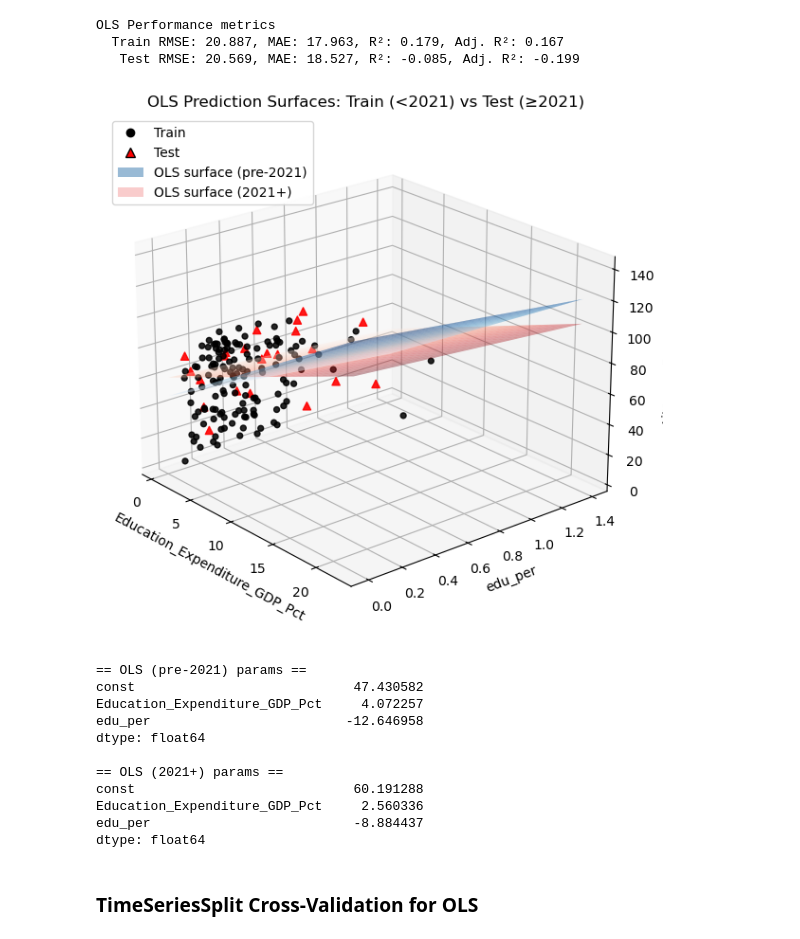
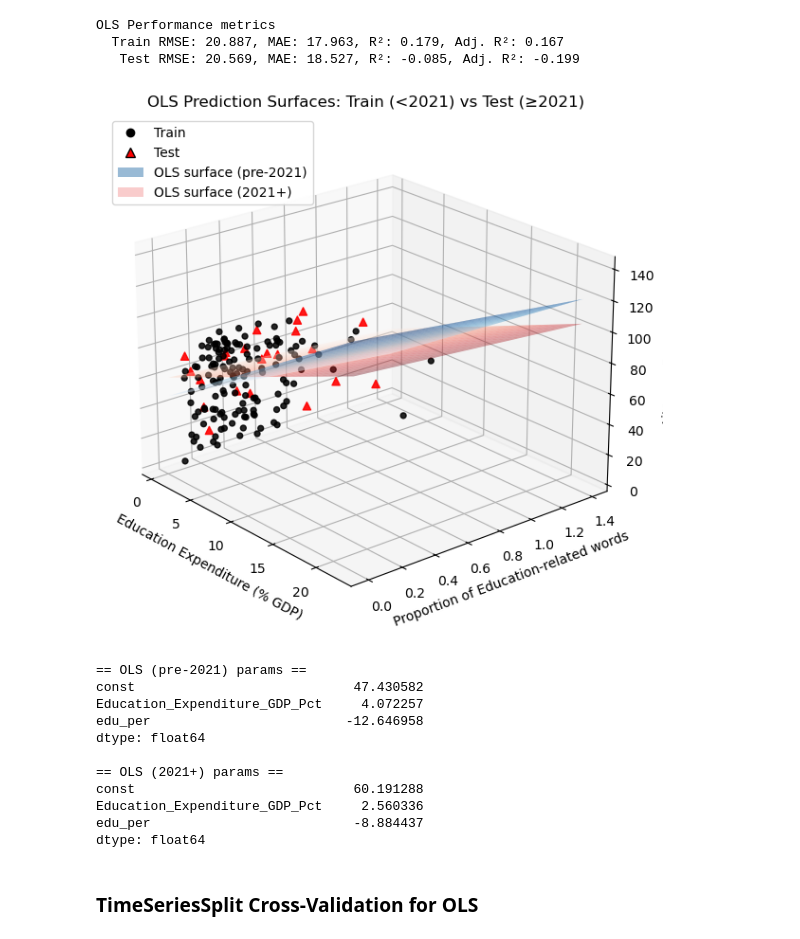
Before and after one commit to bgrsph/Fundamentals-of-Data-Science-Group-Assignments-, a Jupyter notebook: Assignment 1/Analysis_Latest.ipynb, the cells around one changed output. Saved outputs shown, nothing was run; the diff lists cells and outputs as text; code cells hidden in the pictures.

Commit message:
Fixed plot labeling

```diff
--- a/Assignment 1/Analysis_Latest.ipynb
+++ b/Assignment 1/Analysis_Latest.ipynb
@@ -1143,36 +1143,36 @@ ax = fig.add_subplot(111, projection='3d')
 ax.plot_surface(G1, G2, Z_pre,  alpha=0.55, linewidth=0, antialiased=True, cmap='Blues')
 ax.plot_surface(G1, G2, Z_post, alpha=0.40, linewidth=0, antialiased=True, cmap='Reds')
 
 # Points
 ax.scatter(train_df[f1], train_df[f2], y_train, c='k', s=18, alpha=0.85)           # train ●
 ax.scatter(test_df[f1],  test_df[f2],  y_test,  c='r', s=35, alpha=0.9, marker='^')# test ▲
 
 # Labels / title / view
-ax.set_xlabel(f1)
-ax.set_ylabel(f2)
+ax.set_xlabel("Education Expenditure (% GDP)")
+ax.set_ylabel("Proportion of Education-related words")
 ax.set_zlabel(target)
 ax.set_title("OLS Prediction Surfaces: Train (<2021) vs Test (≥2021)")
 ax.view_init(elev=22, azim=-40)
 
 # Legend
 legend_handles = [
     Line2D([0], [0], marker='o', color='none', markerfacecolor='k', markersize=6, label='Train'),
     Line2D([0], [0], marker='^', color='none', markerfacecolor='r', markersize=7, label='Test'),
     Patch(facecolor='steelblue',  alpha=0.55, label='OLS surface (pre-2021)'),
     Patch(facecolor='lightcoral', alpha=0.40, label='OLS surface (2021+)'),
 ]
 ax.legend(handles=legend_handles, loc='upper left')
 
 plt.tight_layout()
 plt.show()
 
 # (optional) quick compare in console
 print("\n== OLS (pre-2021) params ==")
 print(ols_pre.params)
 print("\n== OLS (2021+) params ==")
 print(ols_post.params)
 # %% [output]
-[figure, old version]
+[figure, new version]
 == OLS (pre-2021) params ==
 const                            47.430582
 Education_Expenditure_GDP_Pct     4.072257
```
Also changed, not shown: parts of 3 cells of this notebook.
